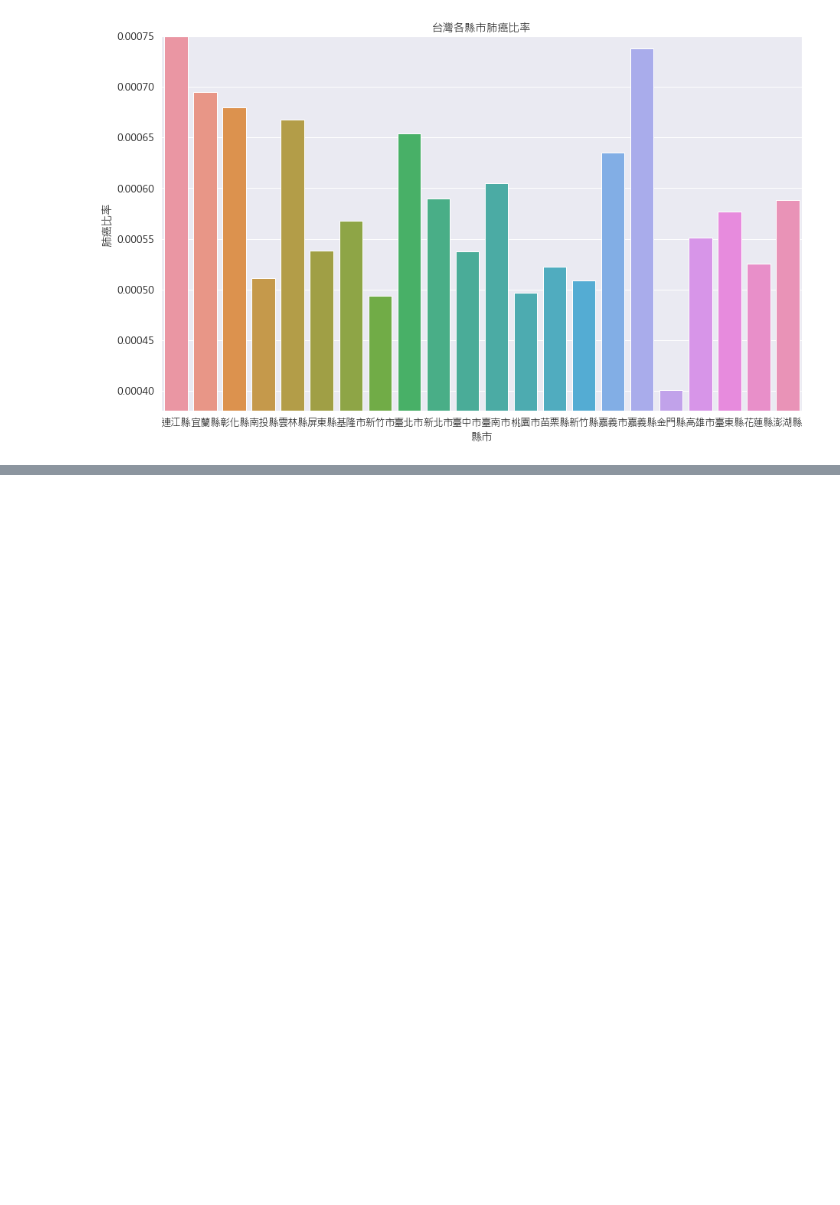
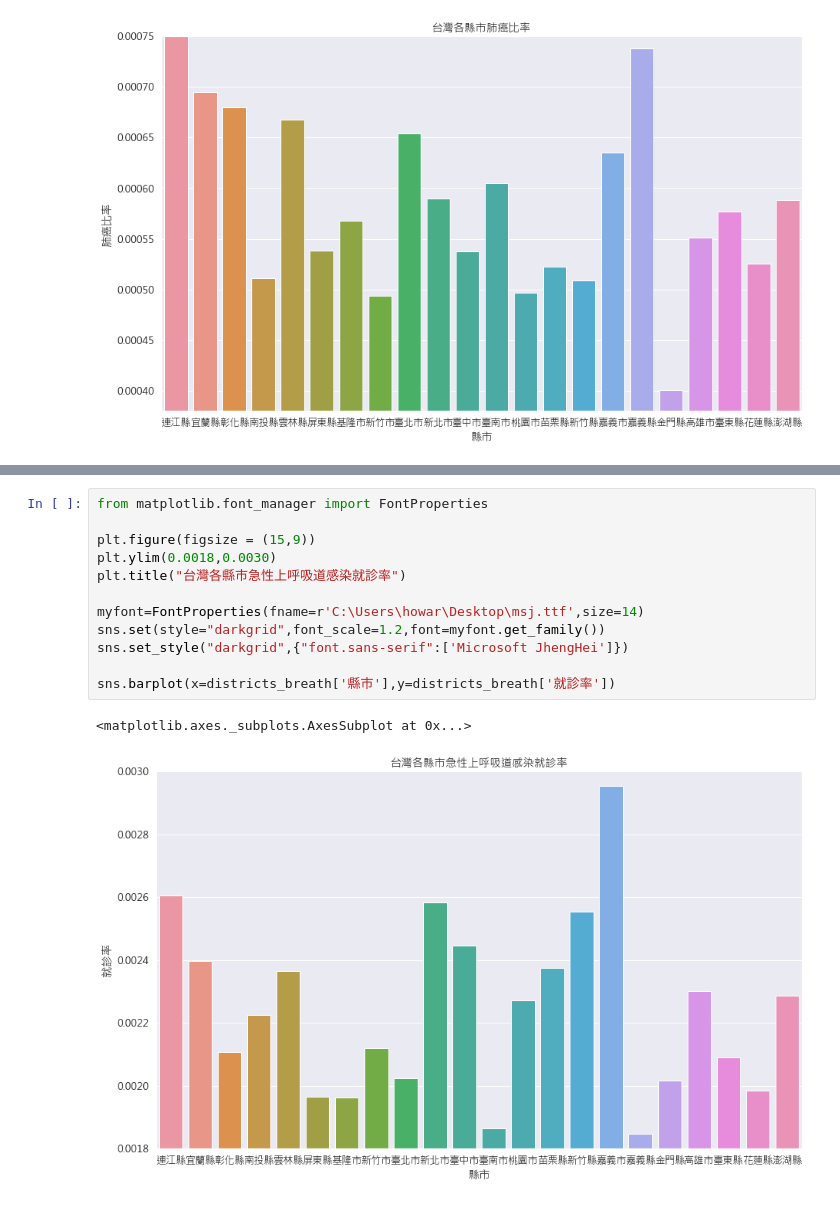
Before and after one commit to k22949706/Kenny, a Jupyter notebook: 程式語言Final.ipynb, the cells around one changed output, grey strips where cells are left out. Drawn from its saved outputs; the diff is of its cells as text; blank space fills up the shorter version.

```diff
--- a/程式語言Final.ipynb
+++ b/程式語言Final.ipynb
@@ -537,0 +689,15 @@ sns.barplot(x=districts3['縣市'],y=districts3['肺癌比率'])
+# %%
+from matplotlib.font_manager import FontProperties
+
+plt.figure(figsize = (15,9))
+plt.ylim(0.0018,0.0030)
+plt.title("台灣各縣市急性上呼吸道感染就診率")
+
+myfont=FontProperties(fname=r'C:\Users\howar\Desktop\msj.ttf',size=14)
+sns.set(style="darkgrid",font_scale=1.2,font=myfont.get_family())
+sns.set_style("darkgrid",{"font.sans-serif":['Microsoft JhengHei']})
+
+sns.barplot(x=districts_breath['縣市'],y=districts_breath['就診率'])
+# %% [output]
+<matplotlib.axes._subplots.AxesSubplot at 0x...>
+[figure, added]
```
Also changed, not shown: parts of 13 cells of this notebook.
